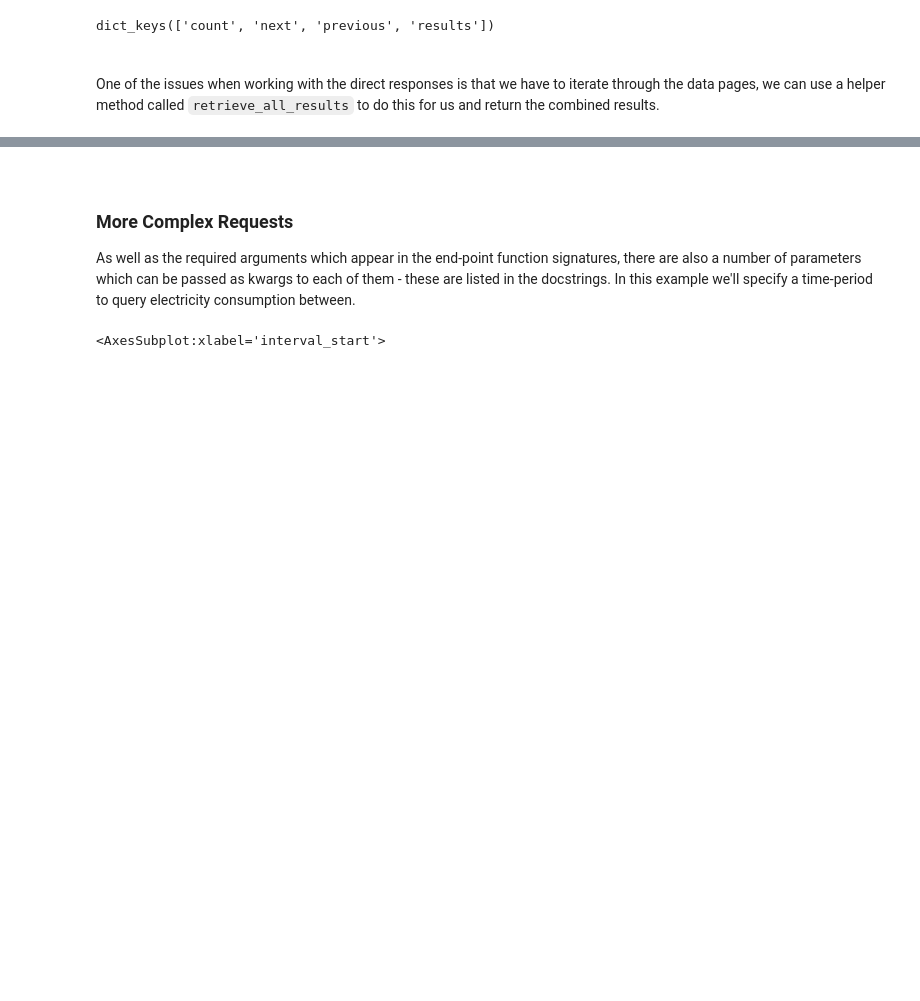
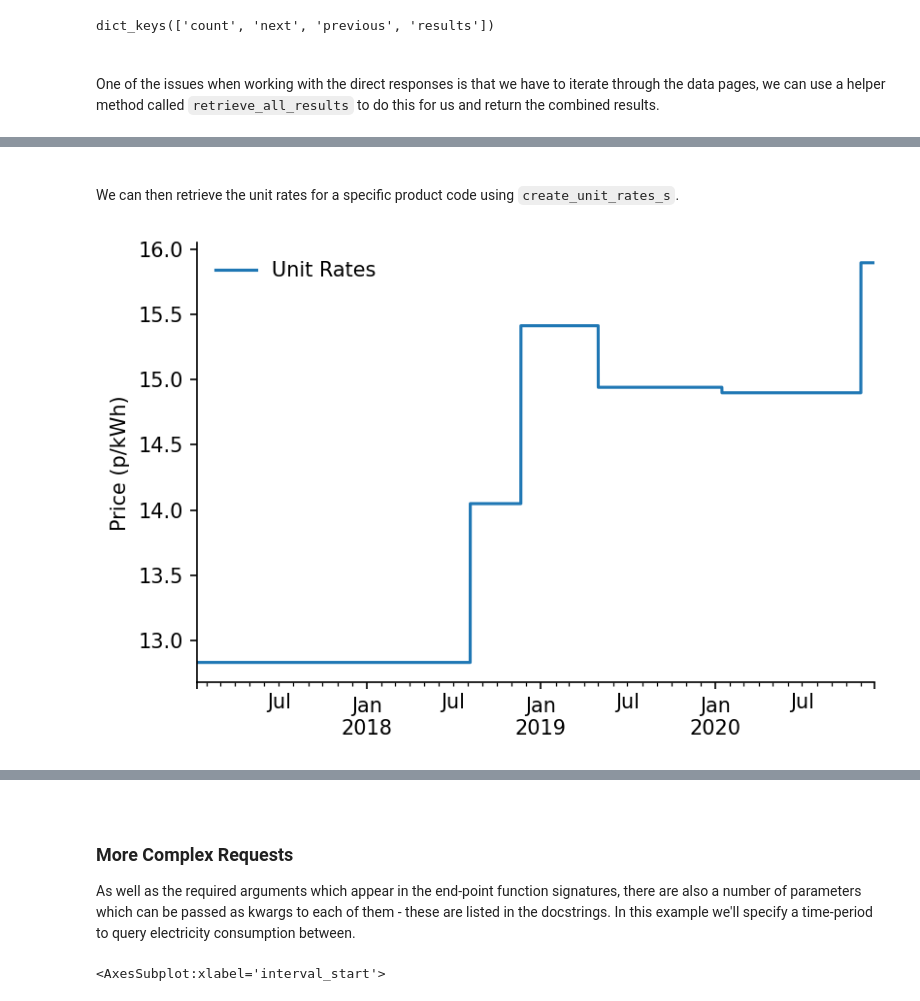
Before and after one commit to OSUKED/Octopy-Energy, a Jupyter notebook: usage_examples/00-Quick-Start.ipynb, the cells around one changed output, grey strips where cells are left out. Cells and saved outputs as stored; diff of their text form; code cells hidden in the pictures; blank space fills up the shorter version.

```diff
--- a/usage_examples/00-Quick-Start.ipynb
+++ b/usage_examples/00-Quick-Start.ipynb
@@ -207,0 +243,16 @@ print(results_count)
+# %% [markdown]
+<br>
+
+We can then retrieve the unit rates for a specific product code using `create_unit_rates_s`.
+# %%
+product_code = 'VAR-17-01-11'
+tariff_type = 'electricity-tariffs'
+tariff_code = f'E-1R-{product_code}-C'
+charge_type = 'standard-unit-rates'
+
+s_unit_rates = download_manager.create_unit_rates_s(product_code, tariff_type,
+                                                    tariff_code, charge_type)
+
+fig, ax = octoplot.simple_plot(s_unit_rates, ylabel='Price (p/kWh)')
+# %% [output]
+[figure, added]
```
Also changed, not shown: parts of 10 cells of this notebook, 8 other files.
